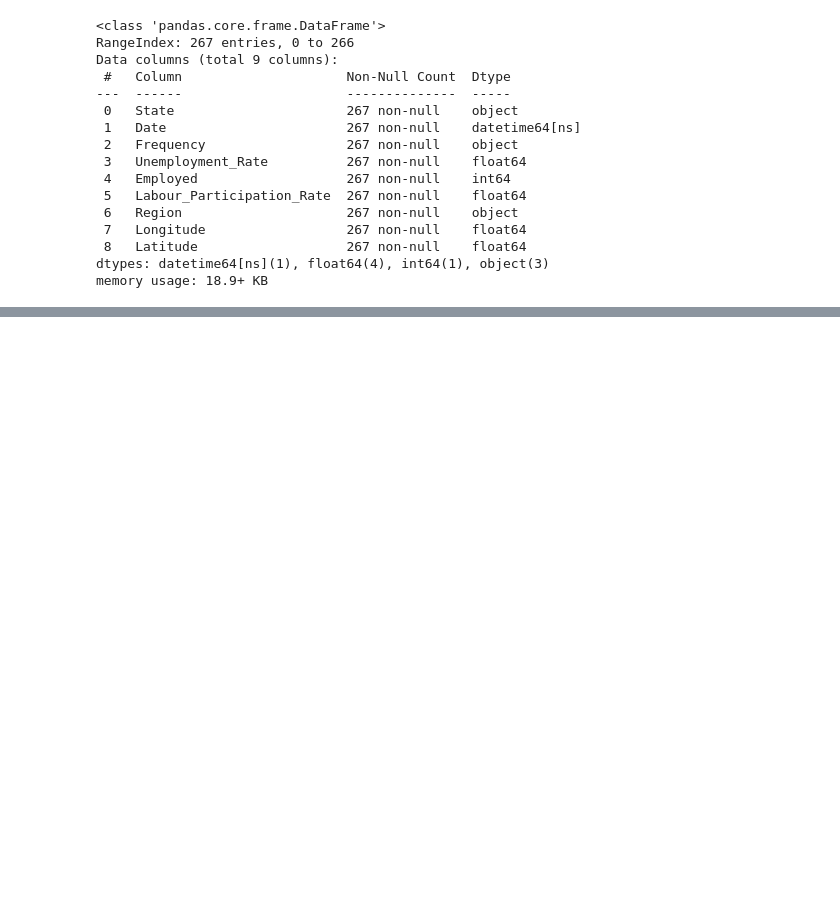
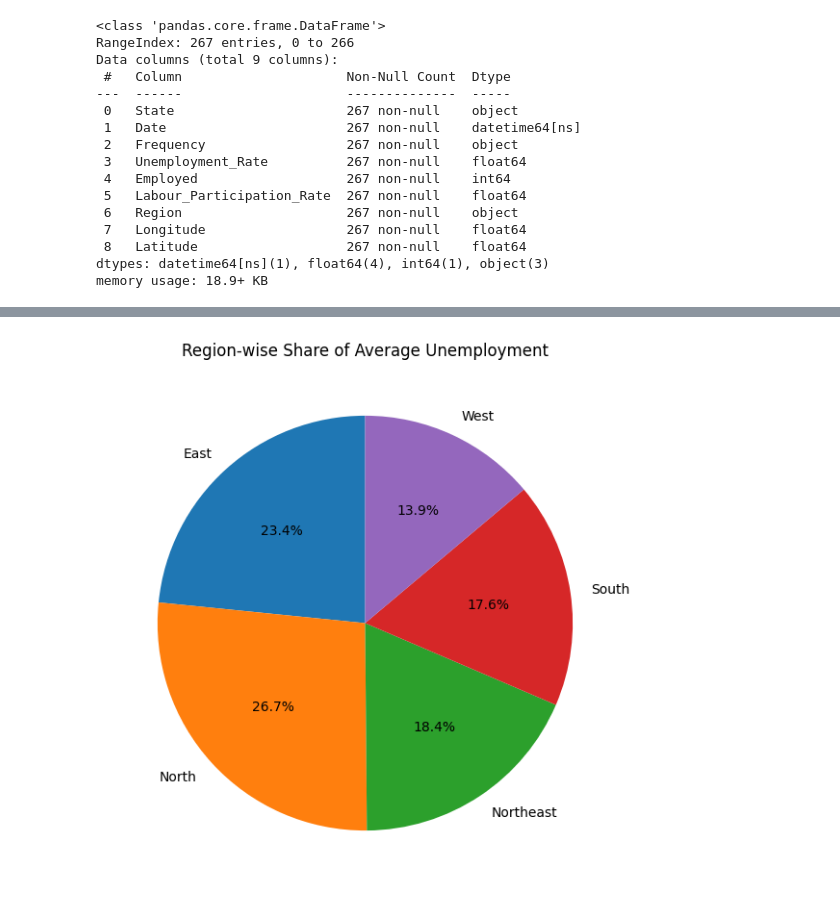
Before and after one commit to SardarAmmer/Internship-Projects, a Jupyter notebook: CodeAlpha_Task_1_(_Unemployement_Analysis).ipynb, the cells around one changed output, grey strips where cells are left out. Drawn from its saved outputs; the diff is of its cells as text; code cells hidden in the pictures; blank space fills up the shorter version.

```diff
--- a/CodeAlpha_Task_1_(_Unemployement_Analysis).ipynb
+++ b/CodeAlpha_Task_1_(_Unemployement_Analysis).ipynb
@@ -58,0 +72,12 @@ memory usage: 18.9+ KB
+# %%
+# @title Unemployment trend in Indian States Over Time Region Wise
+import matplotlib.pyplot as plt
+
+region_avg = df.groupby('Region')['Unemployment_Rate'].mean()
+
+plt.figure(figsize=(12,7))
+plt.pie(region_avg, labels=region_avg.index, autopct='%1.1f%%', startangle=90)
+plt.title("Region-wise Share of Average Unemployment")
+plt.show()
+# %% [output]
+[figure, added]
```
Also changed, not shown: parts of 1 cell of this notebook.
